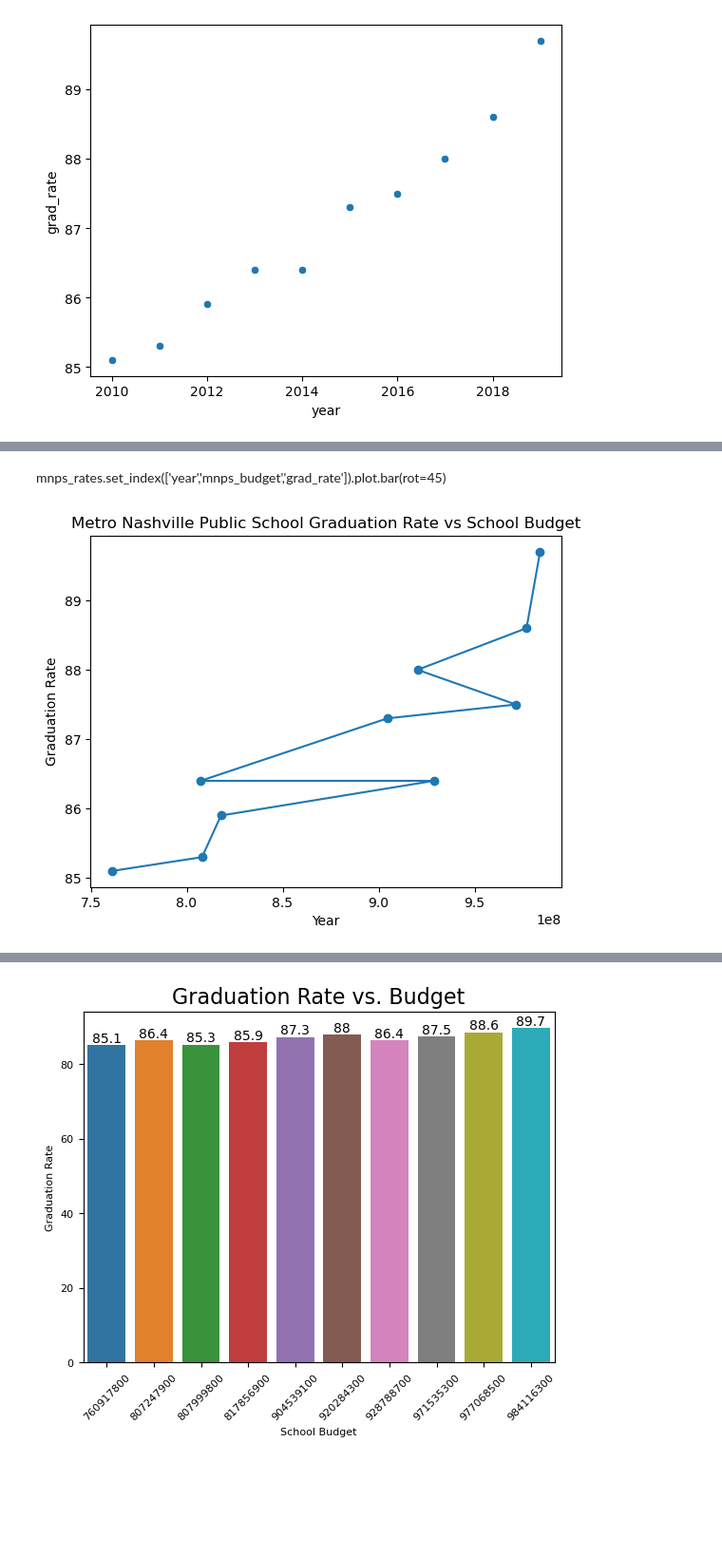
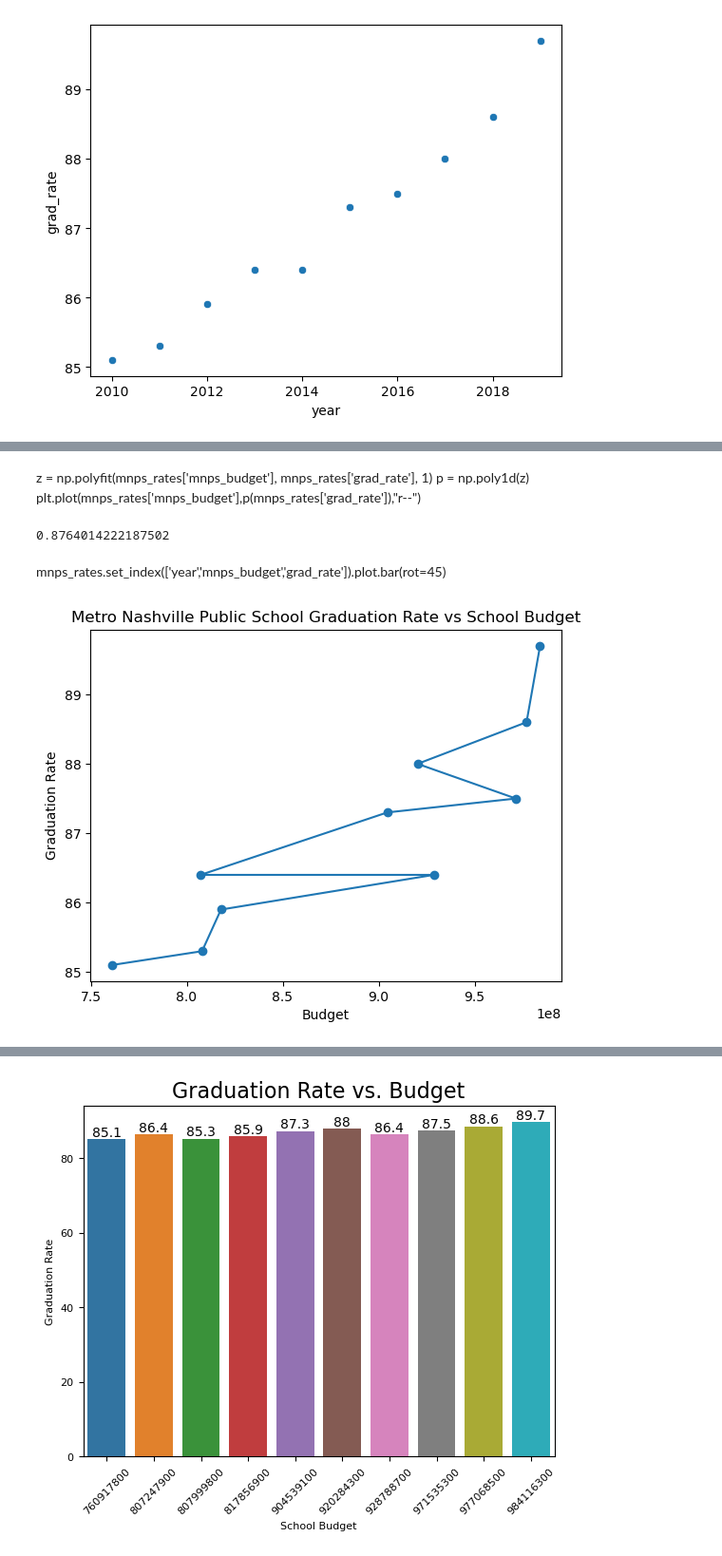
Before and after one commit to ericahen/capstone-da12, a Jupyter notebook: notebooks/combined_grad_rates.ipynb, the cells around one changed output, grey strips where cells are left out. Shown: that part at 95% size. Cells and saved outputs as stored; diff of their text form; code cells hidden in the pictures; blank space fills up the shorter version.

```diff
--- a/notebooks/combined_grad_rates.ipynb
+++ b/notebooks/combined_grad_rates.ipynb
@@ -507,6 +554,8 @@ bottom
 | 74 | 1028 | 2022 | Glencliff High School | 53.1 |
 | 32 | 1177 | 2020 | Cora Howe School | 42.9 |
 | 9 | 1172 | 2019 | Cora Howe School | 20.0 |
+# %%
+mnps_rates['grad_rate'] = mnps_rates['grad_rate'].sort_values()
 # %%
 bottom.info()
 # %% [output]
@@ -598,10 +675,19 @@ sns.scatterplot(x=mnps_rates["mnps_budget"], y=mnps_rates["grad_rate"])
+# %% [markdown]
+z = np.polyfit(mnps_rates['mnps_budget'], mnps_rates['grad_rate'], 1)
+p = np.poly1d(z)
+plt.plot(mnps_rates['mnps_budget'],p(mnps_rates['grad_rate']),"r--")
+# %%
+correlation = mnps_rates['grad_rate'].corr(mnps_rates['mnps_budget'])
+correlation
+# %% [output]
+0.8764014222187502
 # %% [markdown]
 mnps_rates.set_index(['year','mnps_budget','grad_rate']).plot.bar(rot=45)
 # %%
 plt.plot('mnps_budget', 'grad_rate', data=mnps_rates, linestyle='-', marker='o')
-plt.xlabel('Year') # x-axis name
+plt.xlabel('Budget') # x-axis name
 plt.ylabel('Graduation Rate') # y-axis name
 plt.title('Metro Nashville Public School Graduation Rate vs School Budget') # Add a title
 plt.show()
 # %% [output]
-[figure, old version]
+[figure, new version]
```
Also changed, not shown: parts of 10 cells of this notebook.
